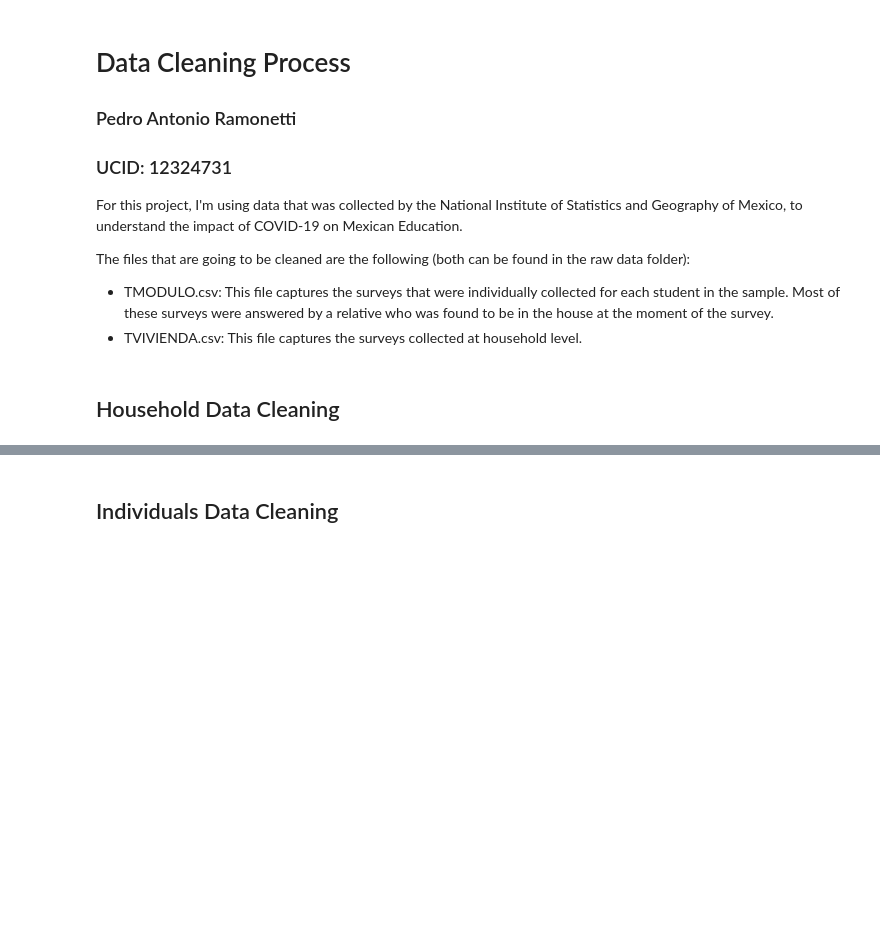
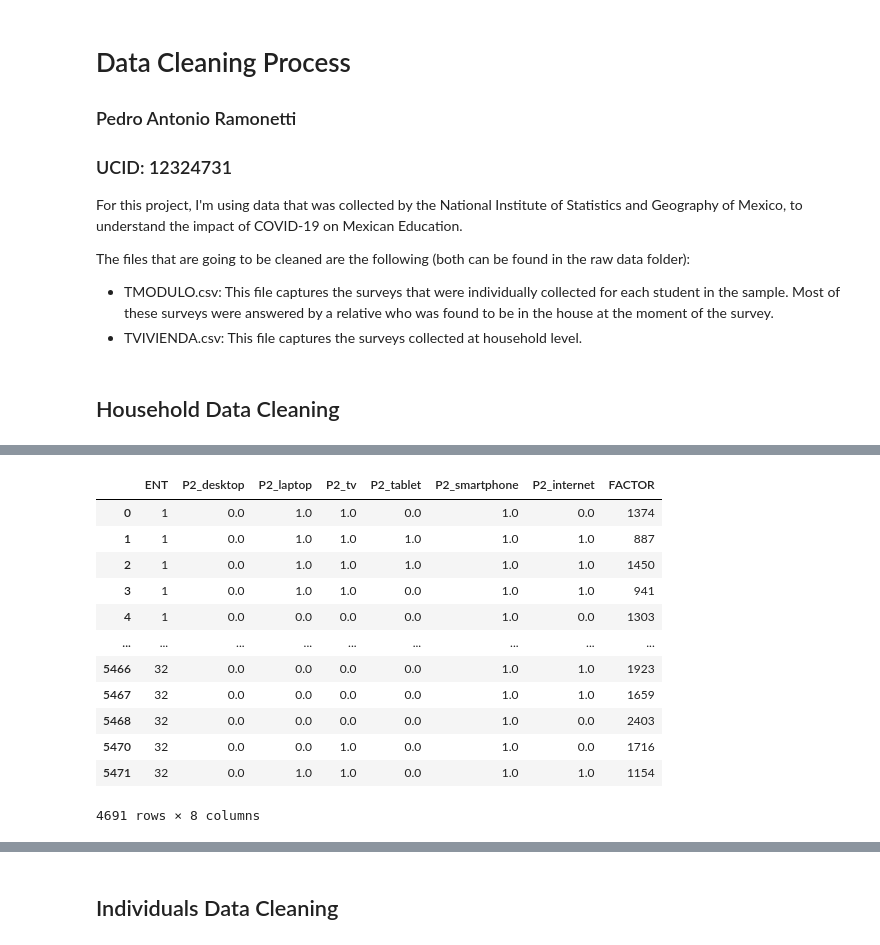
Before and after one commit to PRAMONETTI/CAPP30239_FA22, a Jupyter notebook: data/Data Cleaning.ipynb, the cells around one changed output, grey strips where cells are left out. Saved outputs shown, nothing was run; the diff lists cells and outputs as text; code cells hidden in the pictures; blank space fills up the shorter version.

```diff
--- a/data/Data Cleaning.ipynb
+++ b/data/Data Cleaning.ipynb
@@ -45,11 +75,27 @@ df_household = df_household.dropna()
 # %%
 # Make variables into an appropiate dummy format
 
 for (_, colname) in enumerate(df_household):
-    if colname=="ENT":
+    if colname=="ENT" or colname=="FACTOR":
         continue
     else:
         df_household.loc[df_household[colname] == 2, colname] = 0
+
+df_household
+# %% [output]
+|  | ENT | P2_desktop | P2_laptop | P2_tv | P2_tablet | P2_smartphone | P2_internet | FACTOR |
+| 0 | 1 | 0.0 | 1.0 | 1.0 | 0.0 | 1.0 | 0.0 | 1374 |
+| 1 | 1 | 0.0 | 1.0 | 1.0 | 1.0 | 1.0 | 1.0 | 887 |
+| 2 | 1 | 0.0 | 1.0 | 1.0 | 1.0 | 1.0 | 1.0 | 1450 |
+| 3 | 1 | 0.0 | 1.0 | 1.0 | 0.0 | 1.0 | 1.0 | 941 |
+| 4 | 1 | 0.0 | 0.0 | 0.0 | 0.0 | 1.0 | 0.0 | 1303 |
+| ... | ... | ... | ... | ... | ... | ... | ... | ... |
+| 5466 | 32 | 0.0 | 0.0 | 0.0 | 0.0 | 1.0 | 1.0 | 1923 |
+| 5467 | 32 | 0.0 | 0.0 | 0.0 | 0.0 | 1.0 | 1.0 | 1659 |
+| 5468 | 32 | 0.0 | 0.0 | 0.0 | 0.0 | 1.0 | 0.0 | 2403 |
+| 5470 | 32 | 0.0 | 0.0 | 1.0 | 0.0 | 1.0 | 0.0 | 1716 |
+| 5471 | 32 | 0.0 | 1.0 | 1.0 | 0.0 | 1.0 | 1.0 | 1154 |
+4691 rows × 8 columns
 # %%
 # Specify the regions in our data
 
```
Also changed, not shown: parts of 6 cells of this notebook, 3 other files.
